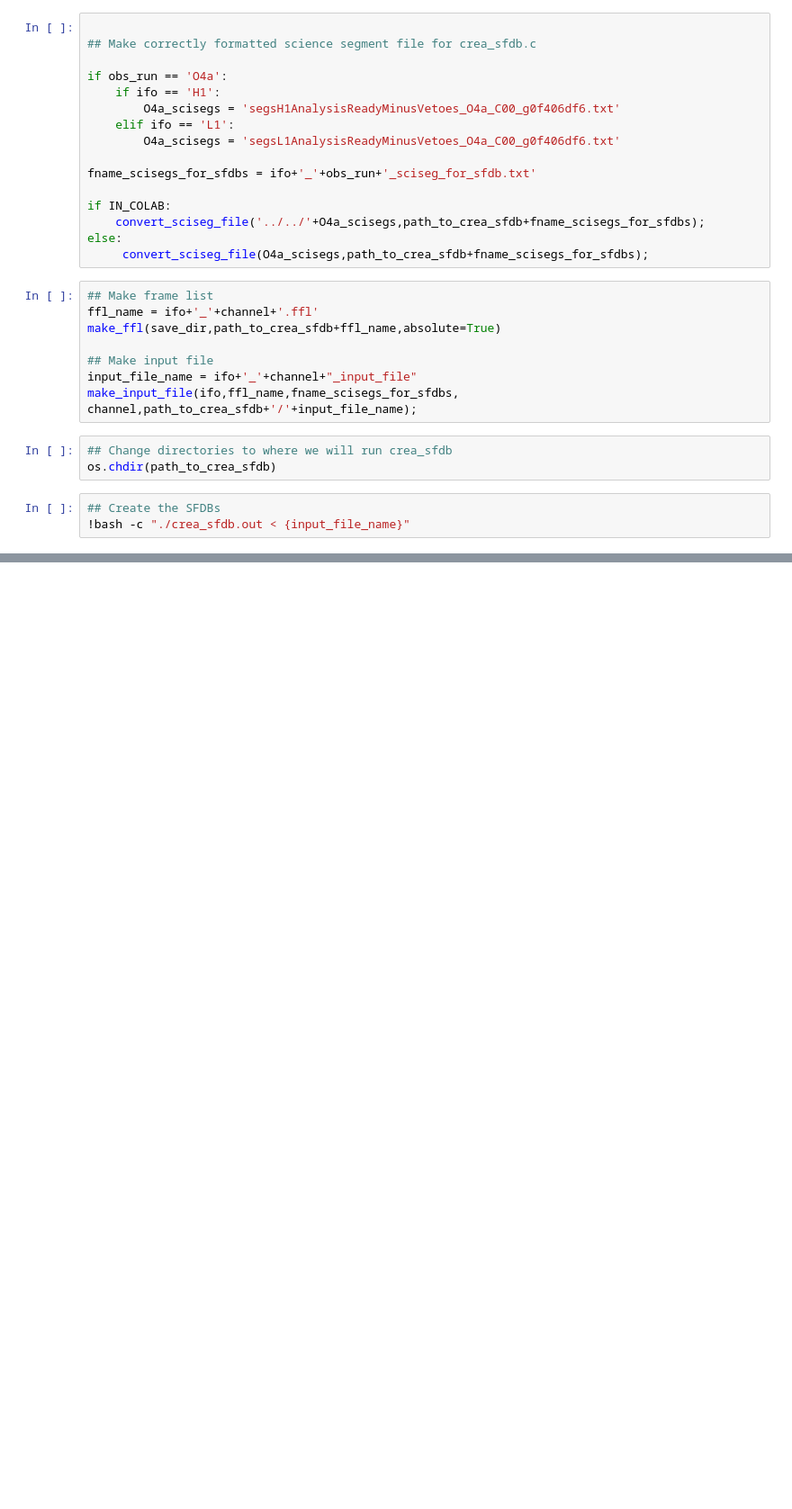
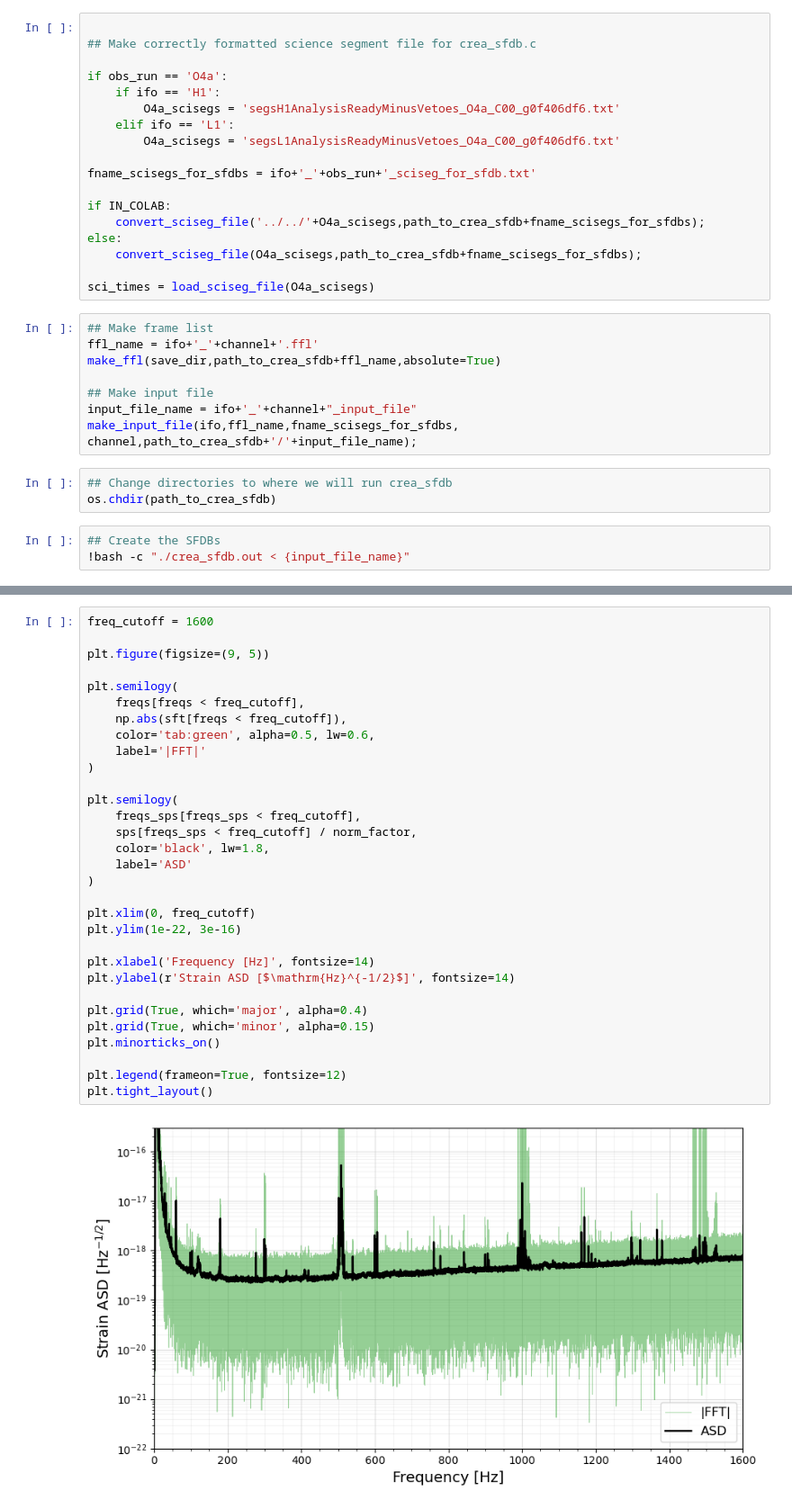
Before and after one commit to andrew-l-miller/gwosc, a Jupyter notebook: create_sfdbs/crea_sfdbs.ipynb, the cells around one changed output, grey strips where cells are left out. Shown at 90% size. Saved outputs shown, nothing was run; the diff lists cells and outputs as text; blank space fills up the shorter version.

```diff
--- a/create_sfdbs/crea_sfdbs.ipynb
+++ b/create_sfdbs/crea_sfdbs.ipynb
@@ -121,7 +128,9 @@ fname_scisegs_for_sfdbs = ifo+'_'+obs_run+'_sciseg_for_sfdb.txt'
 if IN_COLAB:
     convert_sciseg_file('../../'+O4a_scisegs,path_to_crea_sfdb+fname_scisegs_for_sfdbs);
 else:
-     convert_sciseg_file(O4a_scisegs,path_to_crea_sfdb+fname_scisegs_for_sfdbs);
+    convert_sciseg_file(O4a_scisegs,path_to_crea_sfdb+fname_scisegs_for_sfdbs);
+
+sci_times = load_sciseg_file(O4a_scisegs)
 # %%
 ## Make frame list
 ffl_name = ifo+'_'+channel+'.ffl'
@@ -138,0 +193,33 @@ os.chdir(path_to_crea_sfdb)
+# %%
+freq_cutoff = 1600
+
+plt.figure(figsize=(9, 5))
+
+plt.semilogy(
+    freqs[freqs < freq_cutoff],
+    np.abs(sft[freqs < freq_cutoff]),
+    color='tab:green', alpha=0.5, lw=0.6,
+    label='|FFT|'
+)
+
+plt.semilogy(
+    freqs_sps[freqs_sps < freq_cutoff],
+    sps[freqs_sps < freq_cutoff] / norm_factor,
+    color='black', lw=1.8,
+    label='ASD'
+)
+
+plt.xlim(0, freq_cutoff)
+plt.ylim(1e-22, 3e-16)
+
+plt.xlabel('Frequency [Hz]', fontsize=14)
+plt.ylabel(r'Strain ASD [$\mathrm{Hz}^{-1/2}$]', fontsize=14)
+
+plt.grid(True, which='major', alpha=0.4)
+plt.grid(True, which='minor', alpha=0.15)
+plt.minorticks_on()
+
+plt.legend(frameon=True, fontsize=12)
+plt.tight_layout()
+# %% [output]
+[figure, added]
```
Also changed, not shown: parts of 11 cells of this notebook, 1 other file.
